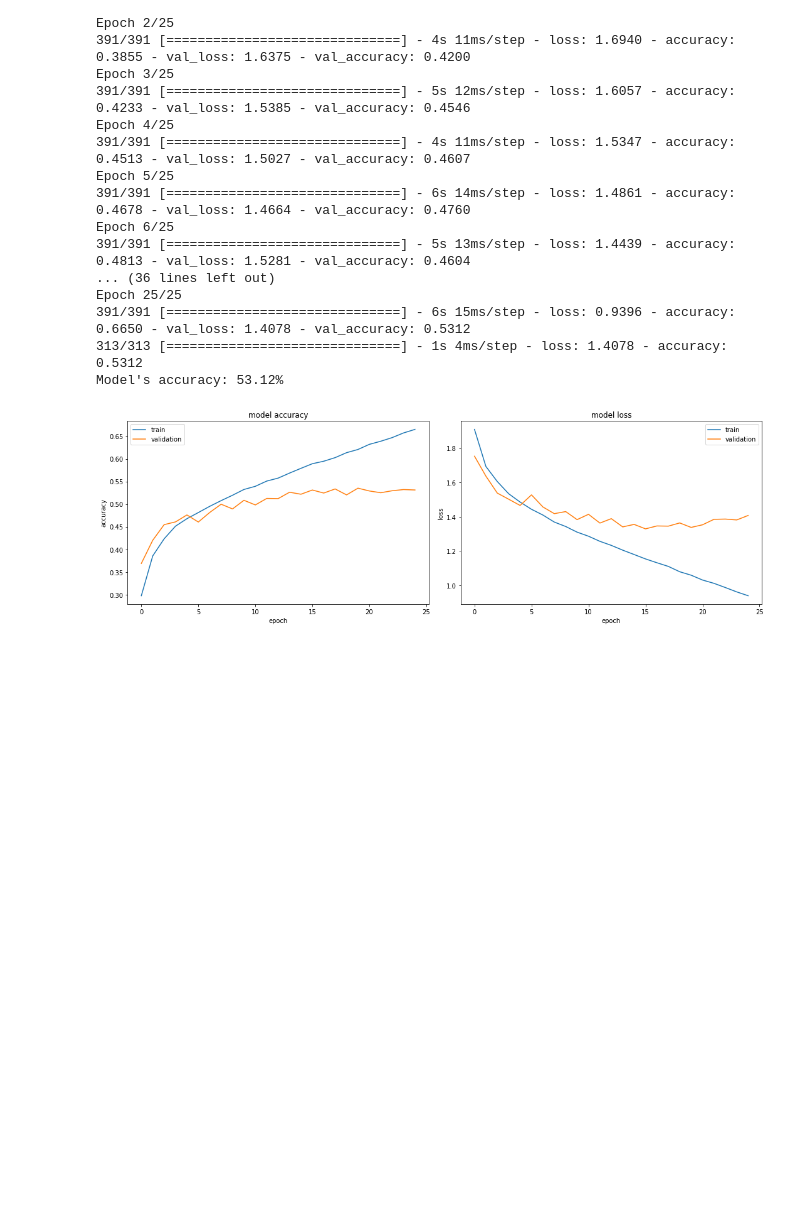
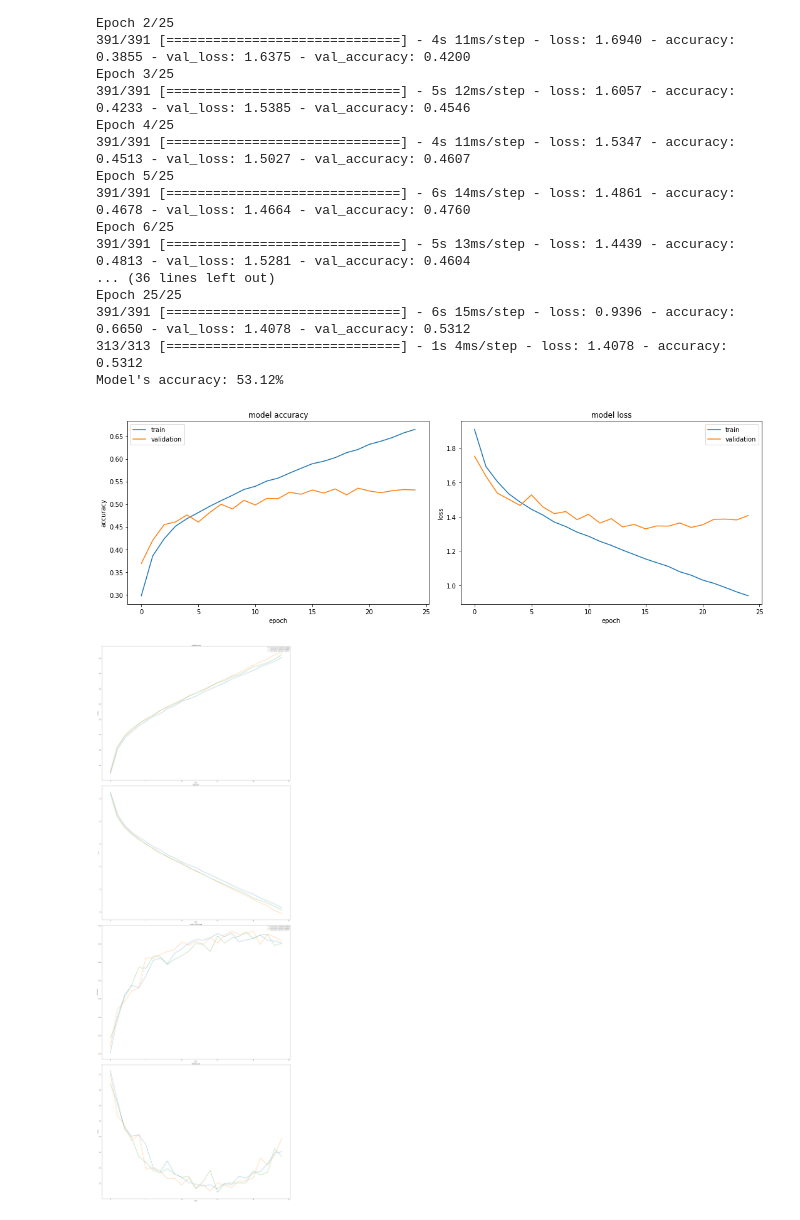
Before and after one commit to billzhao1030/KIT315_Tutorial, a Jupyter notebook: nn.ipynb, the cells around one changed output. Saved outputs shown, nothing was run; the diff lists cells and outputs as text; code cells hidden in the pictures; blank space fills up the shorter version.

```diff
--- a/nn.ipynb
+++ b/nn.ipynb
@@ -383,0 +414,40 @@ plt.show()
+# %%
+def Average(lst):
+    return sum(lst) / len(lst)
+# %%
+import pickle
+a_file = open("nn_test.pkl", "rb")
+alltest = pickle.load(a_file)
+a_file.close()
+# %%
+import matplotlib.pyplot as plt
+
+fig, axs = plt.subplots(4, 1, figsize=(28, 80))
+for conf in alltest:
+    if Average(alltest[conf]['val_accuracy'][20:]) > 0.53 and alltest[conf]['accuracy'][24] > 0.7:
+        axs[0].plot(alltest[conf]['accuracy'], label=conf)
+        axs[0].set_title('model accuracy')
+        axs[0].set_ylabel('accuracy')
+        axs[0].set_xlabel('epoch')
+        axs[0].legend()
+
+        axs[1].plot(alltest[conf]['loss'])
+        axs[1].set_title('model loss')
+        axs[1].set_ylabel('loss')
+        axs[1].set_xlabel('epoch')
+
+
+        axs[2].plot(alltest[conf]['val_accuracy'], label=conf)
+        axs[2].set_title('model val_accuracy')
+        axs[2].set_ylabel('val_accuracy')
+        axs[2].set_xlabel('epoch')
+        axs[2].legend()
+
+        axs[3].plot(alltest[conf]['val_loss'])
+        axs[3].set_title('model val_loss')
+        axs[3].set_ylabel('val_loss')
+        axs[3].set_xlabel('epoch')
+plt.tight_layout()
+plt.show()
+# %% [output]
+[figure, added]
```
Also changed, not shown: parts of 1 cell of this notebook, 1 other file.
